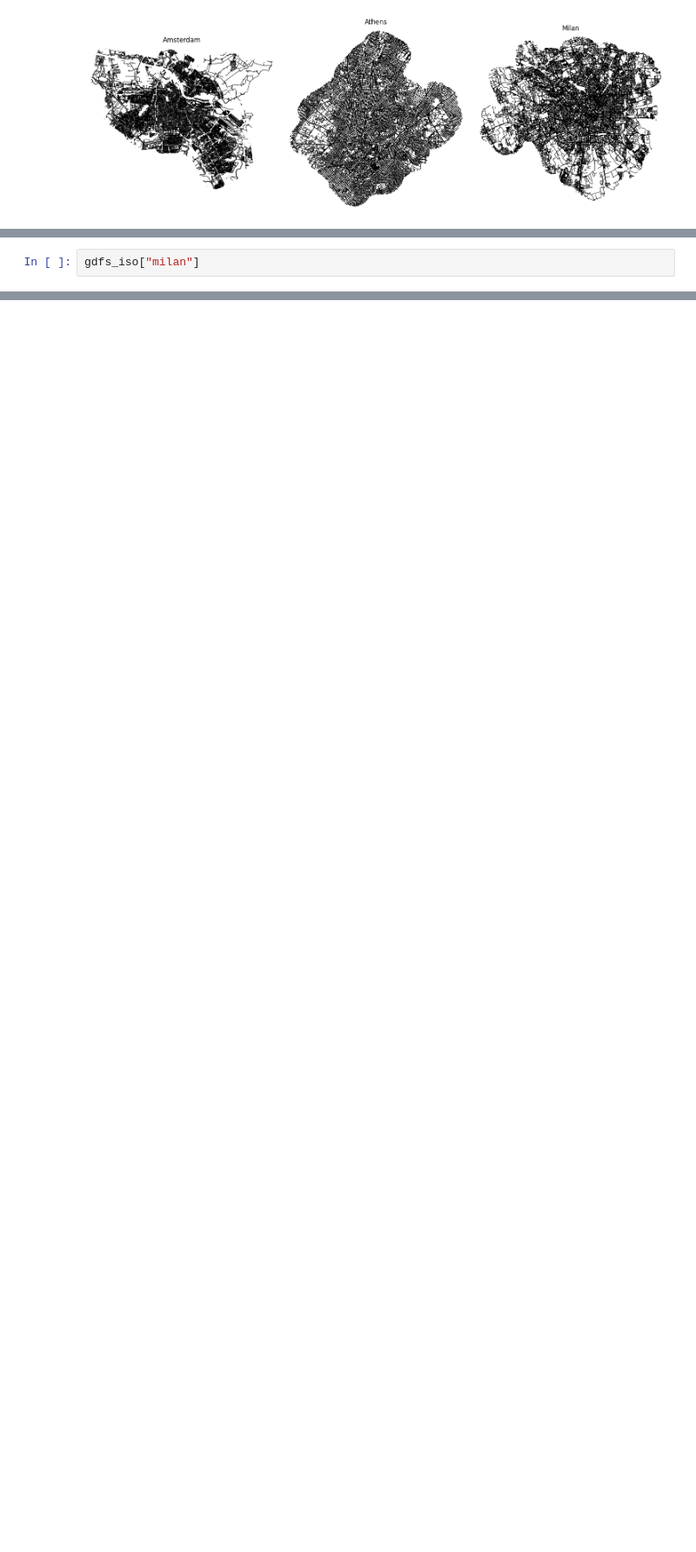
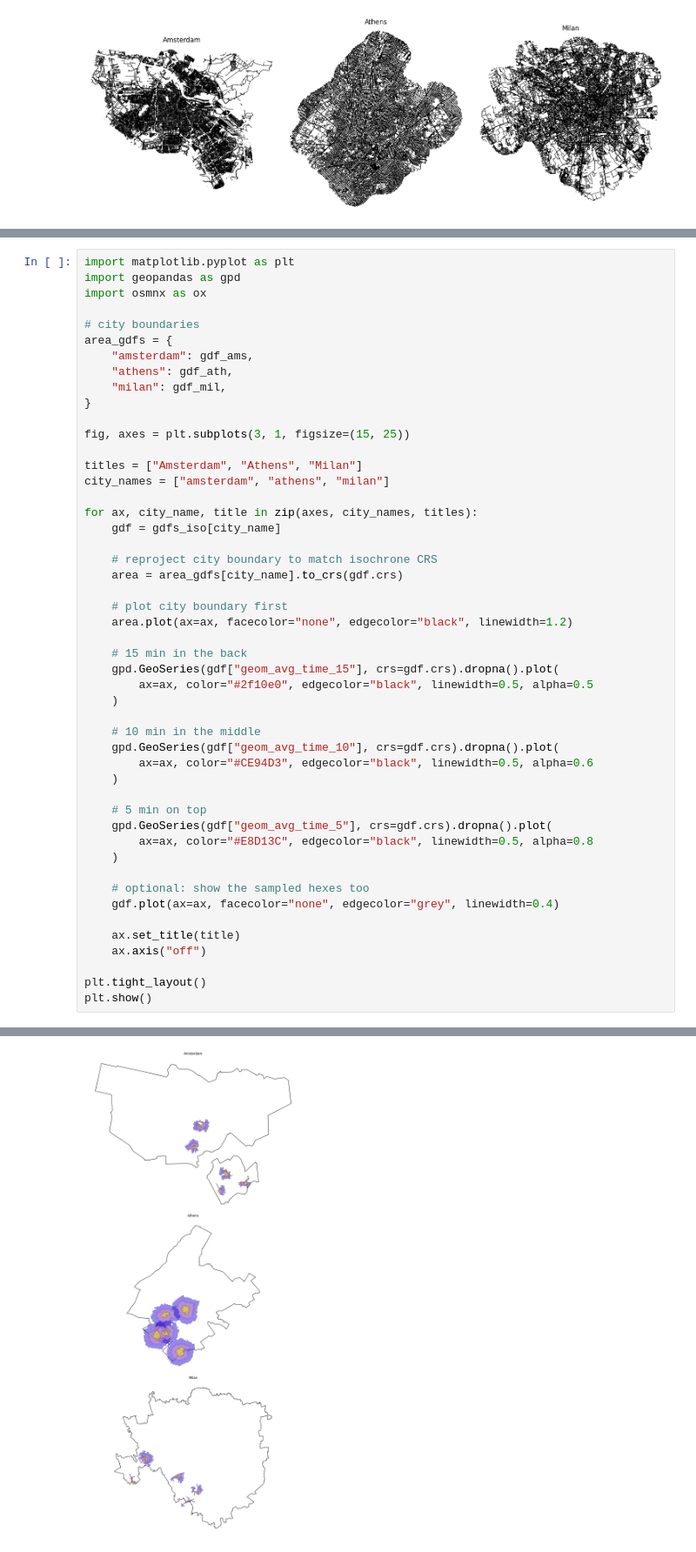
Before and after one commit to TransformTransport/accessX, a Jupyter notebook: notebooks/case_study_areas_networks_isochrones.ipynb, the cells around one changed output, grey strips where cells are left out. Shown at 87% size. Saved outputs shown, nothing was run; the diff lists cells and outputs as text; blank space fills up the shorter version.

```diff
--- a/notebooks/case_study_areas_networks_isochrones.ipynb
+++ b/notebooks/case_study_areas_networks_isochrones.ipynb
@@ -227,3 +212,50 @@ plt.show()
 # %%
-gdfs_iso["milan"]
+import matplotlib.pyplot as plt
+import geopandas as gpd
+import osmnx as ox
+
+# city boundaries
+area_gdfs = {
+    "amsterdam": gdf_ams,
+    "athens": gdf_ath,
+    "milan": gdf_mil,
+}
+
+fig, axes = plt.subplots(3, 1, figsize=(15, 25))
+
+titles = ["Amsterdam", "Athens", "Milan"]
+city_names = ["amsterdam", "athens", "milan"]
+
+for ax, city_name, title in zip(axes, city_names, titles):
+    gdf = gdfs_iso[city_name]
+
+    # reproject city boundary to match isochrone CRS
+    area = area_gdfs[city_name].to_crs(gdf.crs)
+
+    # plot city boundary first
+    area.plot(ax=ax, facecolor="none", edgecolor="black", linewidth=1.2)
+
+    # 15 min in the back
+    gpd.GeoSeries(gdf["geom_avg_time_15"], crs=gdf.crs).dropna().plot(
+        ax=ax, color="#2f10e0", edgecolor="black", linewidth=0.5, alpha=0.5
+    )
+
+    # 10 min in the middle
+    gpd.GeoSeries(gdf["geom_avg_time_10"], crs=gdf.crs).dropna().plot(
+        ax=ax, color="#CE94D3", edgecolor="black", linewidth=0.5, alpha=0.6
+    )
+
+    # 5 min on top
+    gpd.GeoSeries(gdf["geom_avg_time_5"], crs=gdf.crs).dropna().plot(
+        ax=ax, color="#E8D13C", edgecolor="black", linewidth=0.5, alpha=0.8
+    )
+
+    # optional: show the sampled hexes too
+    gdf.plot(ax=ax, facecolor="none", edgecolor="grey", linewidth=0.4)
+
+    ax.set_title(title)
+    ax.axis("off")
+
+plt.tight_layout()
+plt.show()
 # %% [output]
@@ -233,0 +262 @@ gdfs_iso["milan"]
+[figure, added]
```
Also changed, not shown: parts of 5 cells of this notebook, 3 other files.
